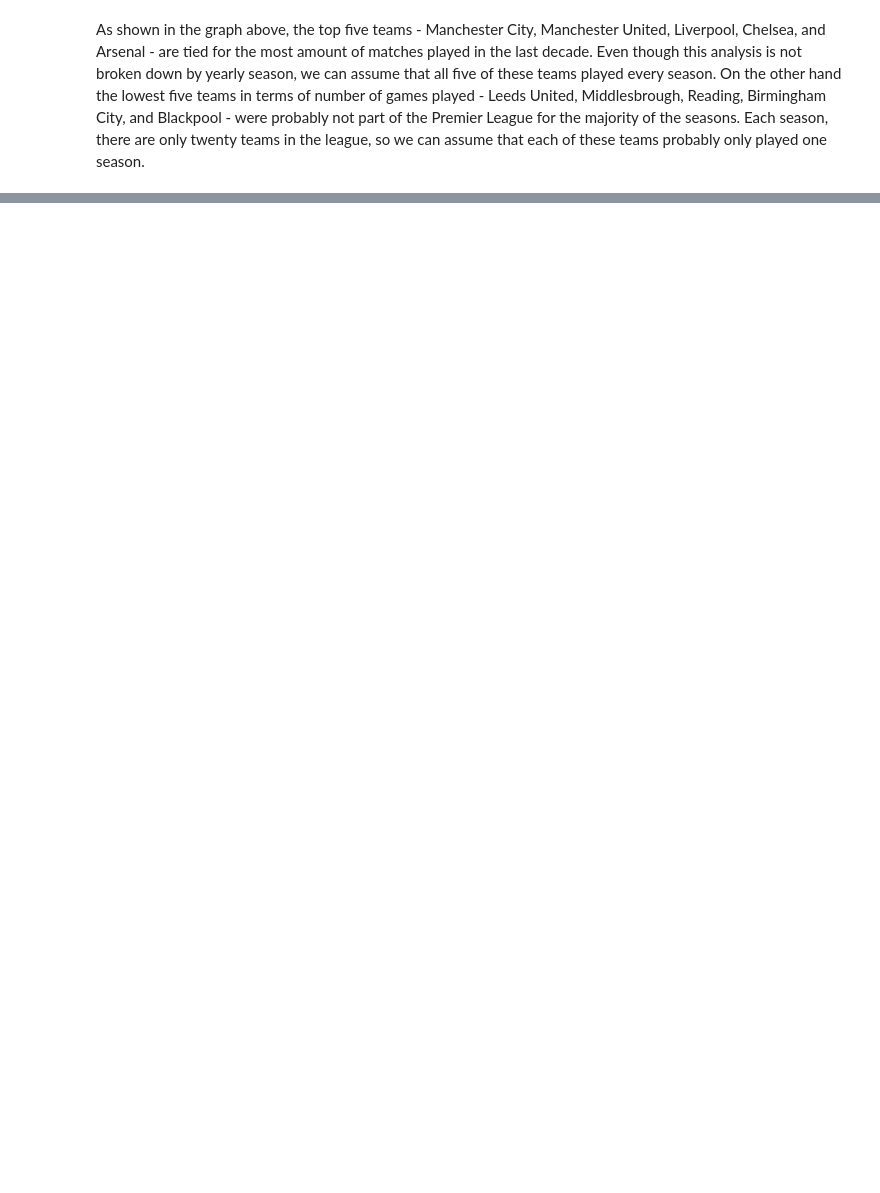
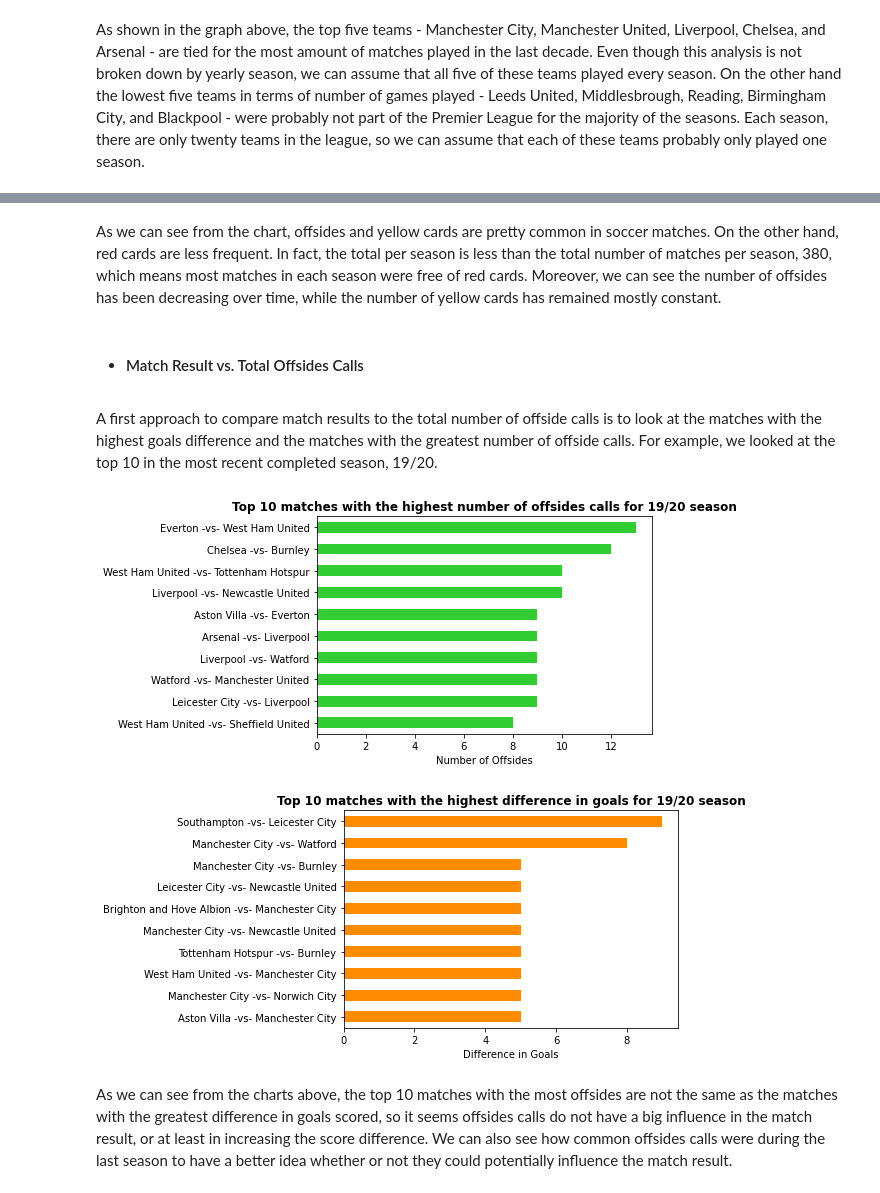
Before and after one commit to salorh/data_bootcamp_final_project, a Jupyter notebook: premier_league_final_project.ipynb, the cells around one changed output, grey strips where cells are left out. Cells and saved outputs as stored; diff of their text form; code cells hidden in the pictures; blank space fills up the shorter version.

```diff
--- a/premier_league_final_project.ipynb
+++ b/premier_league_final_project.ipynb
@@ -392,0 +430,31 @@ As shown in the graph above, the top five teams - Manchester City, Manchester Un
+# %% [markdown]
+As we can see from the chart, offsides and yellow cards are pretty common in soccer matches. On the other hand, red cards are less frequent. In fact, the total per season is less than the total number of matches per season, 380, which means most matches in each season were free of red cards. Moreover, we can see the number of offsides has been decreasing over time, while the number of yellow cards has remained mostly constant.
+# %% [markdown]
+* #### Match Result vs. Total Offsides Calls
+# %% [markdown]
+A first approach to compare match results to the total number of offside calls is to look at the matches with the highest goals difference and the matches with the greatest number of offside calls. For example, we looked at the top 10 in the most recent completed season, 19/20.
+# %%
+#Top 10 matches with the highest number of penalties for 19/20 season
+df_last_season = df.loc[ df['Season'] == '19/20'].set_index(['Match_Teams'])
+fig, ax = plt.subplots()
+df_last_season[['Total_Offsides']].sort_values('Total_Offsides', ascending = False).head(10).plot.barh(ax=ax, color = 'limegreen')
+ax.invert_yaxis()
+ax.set_title('Top 10 matches with the highest number of offsides calls for 19/20 season', fontweight = 'bold')
+ax.set_xlabel('Number of Offsides')
+ax.get_legend().remove()
+ax.yaxis.label.set_visible(False)
+
+
+#Top 10 matches with the highest difference in goals for 19/20 season
+fig, ax = plt.subplots()
+df_last_season[['Sg_Match_Ft']].sort_values('Sg_Match_Ft', ascending = False).head(10).plot.barh(ax=ax, color = 'darkorange')
+ax.invert_yaxis()
+ax.set_title('Top 10 matches with the highest difference in goals for 19/20 season', fontweight = 'bold')
+ax.get_legend().remove()
+ax.set_xlabel('Difference in Goals')
+ax.yaxis.label.set_visible(False)
+# %% [output]
+[figure, added]
+[figure, added]
+# %% [markdown]
+As we can see from the charts above, the top 10 matches with the most offsides are not the same as the matches with the greatest difference in goals scored, so it seems offsides calls do not have a big influence in the match result, or at least in increasing the score difference. We can also see how common offsides calls were during the last season to have a better idea whether or not they could potentially influence the match result.
```
Also changed, not shown: parts of 67 cells of this notebook.
